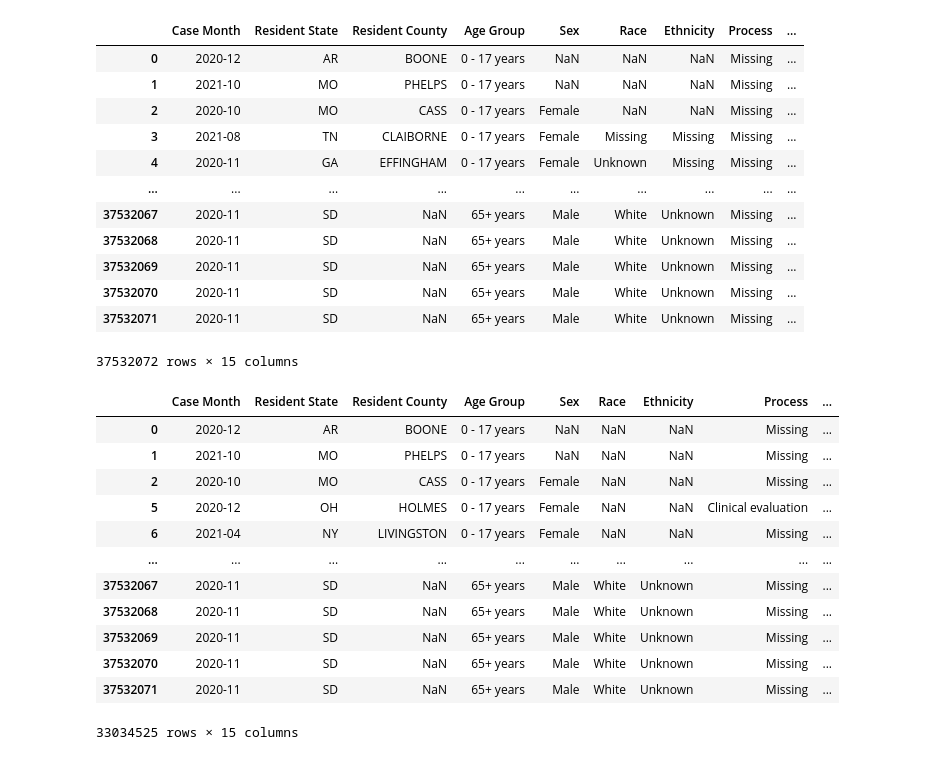
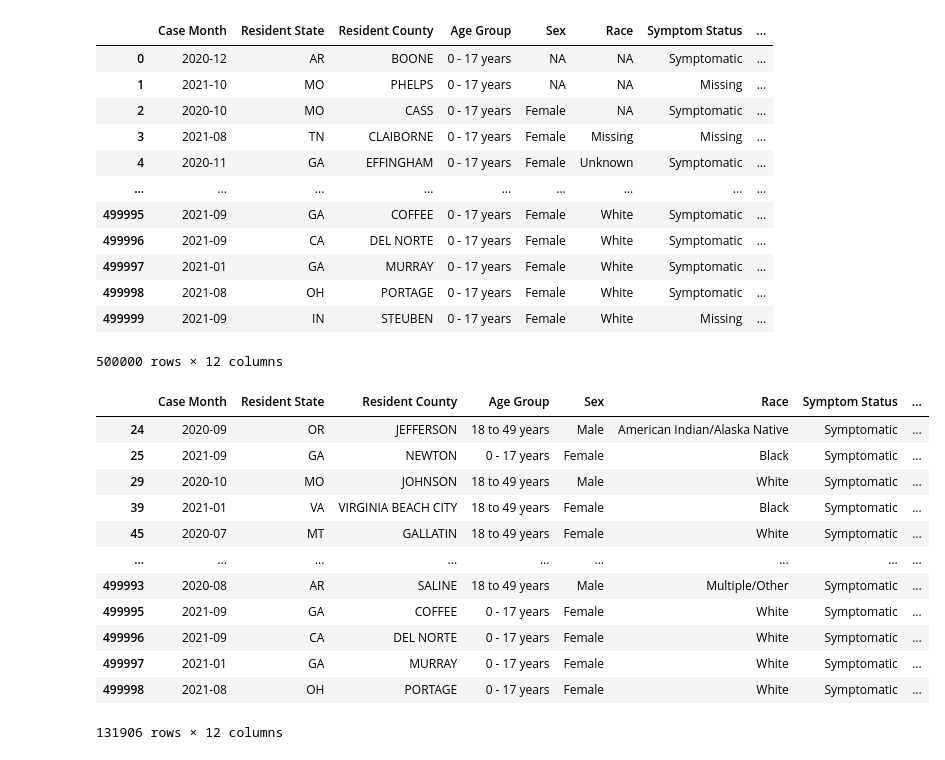
Before and after one commit to c2j185/Final_Project, a Jupyter notebook: Final Project-Copy1.ipynb, the cells around one changed output. Saved outputs shown, nothing was run; the diff lists cells and outputs as text; code cells hidden in the pictures.

```diff
--- a/Final Project-Copy1.ipynb
+++ b/Final Project-Copy1.ipynb
@@ -5,13 +5,13 @@ from sodapy import Socrata
 from sqlalchemy import create_engine
 # %%
 # 1. Create a DataFrame Covid data(full csv).
-data_df = pd.read_csv('/Users/benjaminshelburn/Desktop/Classwork/Final Project/COVID-19_Case_Surveillance_Public_Use_Data_with_Geography.csv')
+# data_df = pd.read_csv('/Users/benjaminshelburn/Desktop/Classwork/Final Project/COVID-19_Case_Surveillance_Public_Use_Data_with_Geography.csv')
 
-# # # 2. Create a DF from small API sample - limit 250K?
-# client = Socrata("data.cdc.gov", None)
-# data = client.get("n8mc-b4w4")
-# data_df = pd.DataFrame.from_records(data)
-# data_df
+# 2. Create a DF from small API sample - limit 250K?
+client = Socrata("data.cdc.gov", None)
+data = client.get("n8mc-b4w4", limit= 500000)
+data_df = pd.DataFrame.from_records(data)
+data_df
 
 # # 3. https://stackoverflow.com/questions/66345379/not-getting-full-data-from-api-to-jupyter-notebook
 # r = requests.get("https://pokeapi.co/api/v2/pokemon/")
@@ -31,9 +46,13 @@ data_df = pd.read_csv('/Users/benjaminshelburn/Desktop/Classwork/Final Project/C
 # Columns to drop
 data_df = data_df.drop(['state_fips_code'], axis=1)
 data_df = data_df.drop(['county_fips_code'], axis=1)
-data_df = data_df.drop(['case_positive_specimen_interval'], axis=1)
+data_df = data_df.drop(['case_positive_specimen'], axis=1)
 data_df = data_df.drop(['current_status'], axis=1)
 data_df = data_df.drop(['case_onset_interval'], axis=1)
+data_df = data_df.drop(['ethnicity'], axis=1)
+data_df = data_df.drop(['process'], axis=1)
+data_df = data_df.drop(['exposure_yn'], axis=1)
+
 
 # Print df
 data_df
@@ -64,43 +83,51 @@ data_df = data_df.copy()
 data_df['Final Outcome']=""
 data_df
 # %% [output]
-|  | Case Month | Resident State | Resident County | Age Group | Sex | Race | Ethnicity | Process | ... |
-| 0 | 2020-12 | AR | BOONE | 0 - 17 years | NaN | NaN | NaN | Missing | ... |
-| 1 | 2021-10 | MO | PHELPS | 0 - 17 years | NaN | NaN | NaN | Missing | ... |
-| 2 | 2020-10 | MO | CASS | 0 - 17 years | Female | NaN | NaN | Missing | ... |
-| 3 | 2021-08 | TN | CLAIBORNE | 0 - 17 years | Female | Missing | Missing | Missing | ... |
-| 4 | 2020-11 | GA | EFFINGHAM | 0 - 17 years | Female | Unknown | Missing | Missing | ... |
-| ... | ... | ... | ... | ... | ... | ... | ... | ... | ... |
-| 37532067 | 2020-11 | SD | NaN | 65+ years | Male | White | Unknown | Missing | ... |
-| 37532068 | 2020-11 | SD | NaN | 65+ years | Male | White | Unknown | Missing | ... |
-| 37532069 | 2020-11 | SD | NaN | 65+ years | Male | White | Unknown | Missing | ... |
-| 37532070 | 2020-11 | SD | NaN | 65+ years | Male | White | Unknown | Missing | ... |
-| 37532071 | 2020-11 | SD | NaN | 65+ years | Male | White | Unknown | Missing | ... |
+|  | Case Month | Resident State | Resident County | Age Group | Sex | Race | Symptom Status | ... |
+| 0 | 2020-12 | AR | BOONE | 0 - 17 years | NA | NA | Symptomatic | ... |
+| 1 | 2021-10 | MO | PHELPS | 0 - 17 years | NA | NA | Missing | ... |
+| 2 | 2020-10 | MO | CASS | 0 - 17 years | Female | NA | Symptomatic | ... |
+| 3 | 2021-08 | TN | CLAIBORNE | 0 - 17 years | Female | Missing | Missing | ... |
+| 4 | 2020-11 | GA | EFFINGHAM | 0 - 17 years | Female | Unknown | Symptomatic | ... |
+| ... | ... | ... | ... | ... | ... | ... | ... | ... |
+| 499995 | 2021-09 | GA | COFFEE | 0 - 17 years | Female | White | Symptomatic | ... |
+| 499996 | 2021-09 | CA | DEL NORTE | 0 - 17 years | Female | White | Symptomatic | ... |
+| 499997 | 2021-01 | GA | MURRAY | 0 - 17 years | Female | White | Symptomatic | ... |
+| 499998 | 2021-08 | OH | PORTAGE | 0 - 17 years | Female | White | Symptomatic | ... |
+| 499999 | 2021-09 | IN | STEUBEN | 0 - 17 years | Female | White | Missing | ... |
-37532072 rows × 15 columns
+500000 rows × 12 columns
 # %%
 # remove rows using the drop() function
 data_df.drop(data_df.index[data_df['Resident State'] == 'Missing'], inplace=True)
 data_df.drop(data_df.index[data_df['Resident County'] == 'Missing'], inplace=True)
 data_df.drop(data_df.index[data_df['Age Group'] == 'Missing'], inplace=True)
+data_df.drop(data_df.index[data_df['Age Group'] == 'NA'], inplace=True)
 data_df.drop(data_df.index[data_df['Sex'] == 'Missing'], inplace=True)
+data_df.drop(data_df.index[data_df['Sex'] == 'NA'], inplace=True)
+data_df.drop(data_df.index[data_df['Sex'] == 'Unknown'], inplace=True)
 data_df.drop(data_df.index[data_df['Race'] == 'Missing'], inplace=True)
-data_df.drop(data_df.index[data_df['Ethnicity'] == 'Missing'], inplace=True)
+data_df.drop(data_df.index[data_df['Race'] == 'NA'], inplace=True)
+data_df.drop(data_df.index[data_df['Race'] == 'Unknown'], inplace=True)
+data_df.drop(data_df.index[data_df['Symptom Status'] == 'Unknown'], inplace=True)
+data_df.drop(data_df.index[data_df['Symptom Status'] == 'Missing'], inplace=True)
+
+#data_df.drop(data_df.index[data_df['Ethnicity'] == 'Missing'], inplace=True)
 
 # display the dataframe
 data_df
 # %% [output]
-|  | Case Month | Resident State | Resident County | Age Group | Sex | Race | Ethnicity | Process | ... |
-| 0 | 2020-12 | AR | BOONE | 0 - 17 years | NaN | NaN | NaN | Missing | ... |
-| 1 | 2021-10 | MO | PHELPS | 0 - 17 years | NaN | NaN | NaN | Missing | ... |
-| 2 | 2020-10 | MO | CASS | 0 - 17 years | Female | NaN | NaN | Missing | ... |
-| 5 | 2020-12 | OH | HOLMES | 0 - 17 years | Female | NaN | NaN | Clinical evaluation | ... |
-| 6 | 2021-04 | NY | LIVINGSTON | 0 - 17 years | Female | NaN | NaN | Missing | ... |
-| ... | ... | ... | ... | ... | ... | ... | ... | ... | ... |
-| 37532067 | 2020-11 | SD | NaN | 65+ years | Male | White | Unknown | Missing | ... |
-| 37532068 | 2020-11 | SD | NaN | 65+ years | Male | White | Unknown | Missing | ... |
-| 37532069 | 2020-11 | SD | NaN | 65+ years | Male | White | Unknown | Missing | ... |
-| 37532070 | 2020-11 | SD | NaN | 65+ years | Male | White | Unknown | Missing | ... |
-| 37532071 | 2020-11 | SD | NaN | 65+ years | Male | White | Unknown | Missing | ... |
+|  | Case Month | Resident State | Resident County | Age Group | Sex | Race | Symptom Status | ... |
+| 24 | 2020-09 | OR | JEFFERSON | 18 to 49 years | Male | American Indian/Alaska Native | Symptomatic | ... |
+| 25 | 2021-09 | GA | NEWTON | 0 - 17 years | Female | Black | Symptomatic | ... |
+| 29 | 2020-10 | MO | JOHNSON | 18 to 49 years | Male | White | Symptomatic | ... |
+| 39 | 2021-01 | VA | VIRGINIA BEACH CITY | 18 to 49 years | Female | Black | Symptomatic | ... |
+| 45 | 2020-07 | MT | GALLATIN | 18 to 49 years | Female | White | Symptomatic | ... |
+| ... | ... | ... | ... | ... | ... | ... | ... | ... |
+| 499993 | 2020-08 | AR | SALINE | 18 to 49 years | Male | Multiple/Other | Symptomatic | ... |
+| 499995 | 2021-09 | GA | COFFEE | 0 - 17 years | Female | White | Symptomatic | ... |
+| 499996 | 2021-09 | CA | DEL NORTE | 0 - 17 years | Female | White | Symptomatic | ... |
+| 499997 | 2021-01 | GA | MURRAY | 0 - 17 years | Female | White | Symptomatic | ... |
+| 499998 | 2021-08 | OH | PORTAGE | 0 - 17 years | Female | White | Symptomatic | ... |
-33034525 rows × 15 columns
+131906 rows × 12 columns
 # %%
 data_df.to_csv(r'/Users/benjaminshelburn/Desktop/Classwork/Final Project/CleanData.csv', index = False)
```
Also changed, not shown: parts of 2 cells of this notebook.
